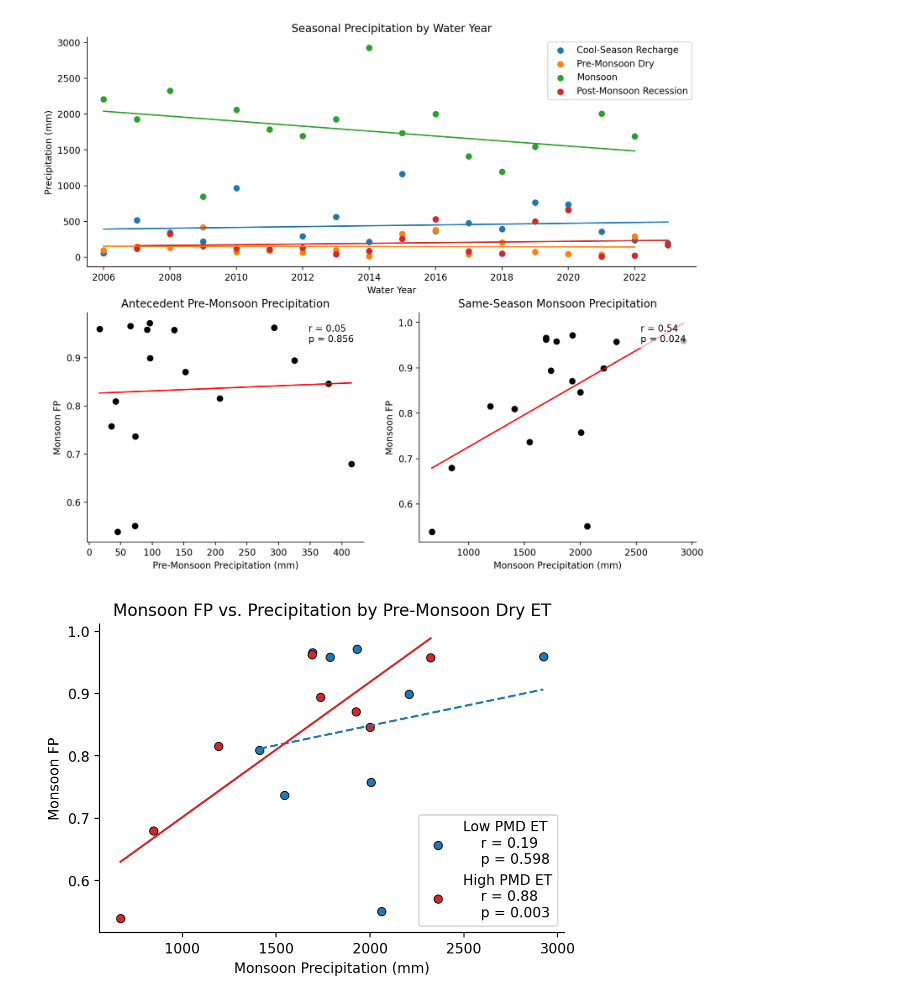
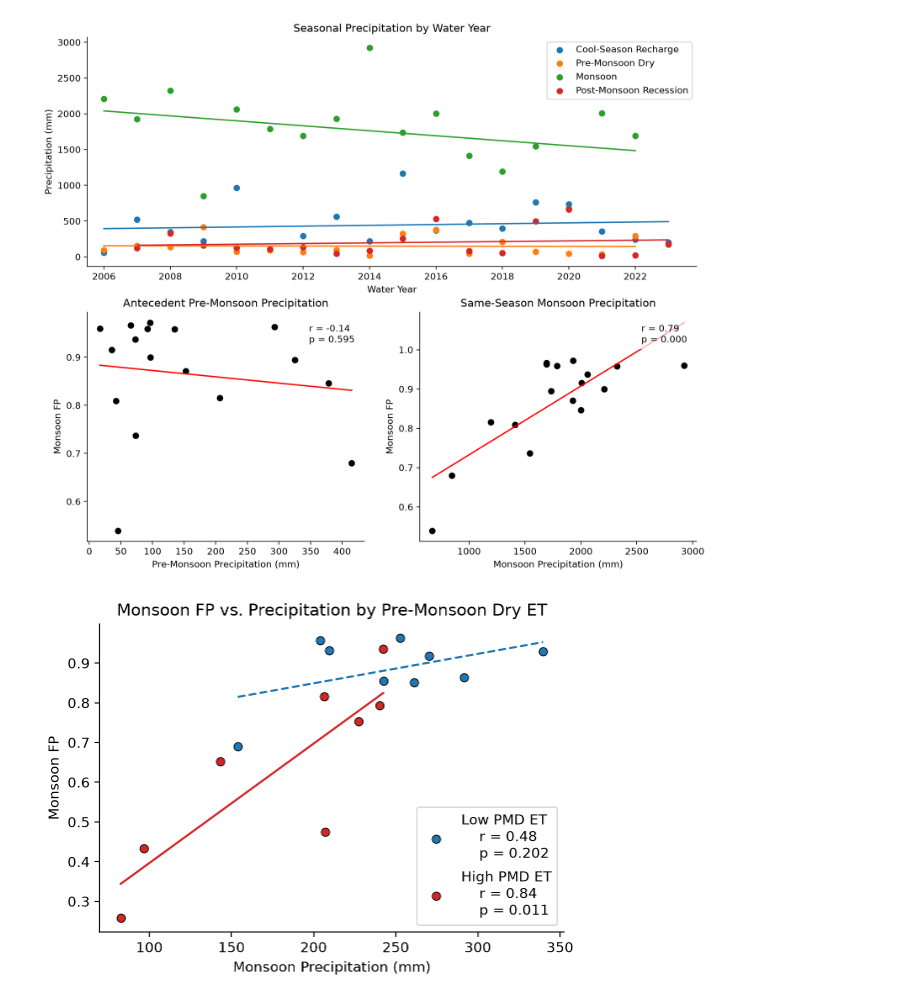
Before and after one commit to lapidesd/TNC_cameras, a Jupyter notebook: Code/USPPFiguresET.ipynb, the cells around one changed output. Cells and saved outputs as stored; diff of their text form; code cells hidden in the pictures.

```diff
--- a/Code/USPPFiguresET.ipynb
+++ b/Code/USPPFiguresET.ipynb
@@ -19,7 +19,7 @@ climate = climate.rename(columns = {"date": "Date", "camera": "Camera", "site":
 # %%
 hydro = pd.merge(flow, et, left_on = ["Date", "Camera", "Site"], right_on = ["Date", "Camera", "Site"], how = "inner")
 hydro = pd.merge(hydro, climate, left_on = ["Date", "Camera", "Site"], right_on = ["Date", "Camera", "Site"], how = "inner")
-hydro["FP"] = hydro["Flow Code"].replace({2: 1})
+hydro["FP"] = hydro["Flow Code"].map({0: 0, 1: 1, 2: 1}) # -1 (no valid observation) to NaN
 # %%
 precip = hydro.groupby(["WY", "Season"]).agg({"prcp": "sum", "FP": "mean"}).reset_index()
 wide = precip.pivot(index = "WY", columns = "Season", values = ["prcp", "FP"])
@@ -90,7 +90,7 @@ ax3.spines[["top", "right"]].set_visible(False)
 %config InlineBackend.figure_format = "retina"
 # plt.savefig("../Figures/precip_fp_seasons.png", format = "png", dpi = 300, bbox_inches = "tight")
 # %% [output]
-[figure, old version]
+[figure, new version]
 # %%
 et_agg = hydro.groupby(["Date", "WY", "Season"])["ET"].mean().reset_index()
 et_agg = et_agg.groupby(["WY", "Season"])["ET"].sum().reset_index()
@@ -107,43 +107,51 @@ def permutation_pvalue(x, y, n_perm = 10000, seed = 0):
     exceed = sum(abs(np.corrcoef(x, rng.permutation(y))[0, 1]) >= abs(r_obs) for _ in range(n_perm))
     return r_obs, exceed / n_perm
 
-thres = wide["ET_2"].median()
+hydro4 = hydro[hydro["Camera"].isin([1, 2, 6, 7])]
+daily4 = hydro4.groupby(["Date", "WY", "Season"]).agg({"prcp": "mean", "ET": "mean"}).reset_index() # mean across cameras per day
+wide4 = pd.concat([
+    daily4[daily4["Season"] == 3].groupby("WY")["prcp"].sum().rename("prcp_3"),
+    hydro4[hydro4["Season"] == 3].groupby("WY")["FP"].mean().rename("FP_3"),
+    daily4[daily4["Season"] == 2].groupby("WY")["ET"].sum().rename("ET_2"),
+], axis = 1).dropna().reset_index()
 
-lowET = wide[wide["ET_2"] <= thres]
-highET = wide[wide["ET_2"] > thres]
+thres = wide4["ET_2"].median()
+
+lowET = wide4[wide4["ET_2"] <= thres]
+highET = wide4[wide4["ET_2"] > thres]
 
 fig, ax = plt.subplots(figsize = (6, 4))
 
 x_low = lowET["prcp_3"]
 y_low = lowET["FP_3"]
 mask_low = ~(x_low.isna() | y_low.isna())
 x_low, y_low = x_low[mask_low], y_low[mask_low]
 
 slope, intercept, _, _, _ = linregress(x_low, y_low)
 r_low, p_low = permutation_pvalue(x_low, y_low)
 x_line = np.linspace(x_low.min(), x_low.max(), 100)
-ax.plot(x_line, slope*x_line + intercept, color = "tab:blue", linestyle = "--")
+ax.plot(x_line, slope*x_line + intercept, color = "tab:blue", linestyle = "-" if p_low < 0.05 else "--") # solid = significant, dashed = not
 ax.scatter(x_low, y_low, color = "tab:blue", edgecolor = "black", linewidth = 0.6, label = f"Low PMD ET\n    r = {r_low:.2f}\n    p = {p_low:.3f}")
 
 x_high = highET["prcp_3"]
 y_high = highET["FP_3"]
 mask_high = ~(x_high.isna() | y_high.isna())
 x_high, y_high = x_high[mask_high], y_high[mask_high]
 
 slope, intercept, _, _, _ = linregress(x_high, y_high)
 r_high, p_high = permutation_pvalue(x_high, y_high)
 x_line = np.linspace(x_high.min(), x_high.max(), 100)
-ax.plot(x_line, slope*x_line + intercept, color = "tab:red", linestyle = "-")
+ax.plot(x_line, slope*x_line + intercept, color = "tab:red", linestyle = "-" if p_high < 0.05 else "--")
 ax.scatter(x_high, y_high, color = "tab:red", edgecolor = "black", linewidth = 0.6, label = f"High PMD ET\n    r = {r_high:.2f}\n    p = {p_high:.3f}")
 
 ax.set_title("Monsoon FP vs. Precipitation by Pre-Monsoon Dry ET")
 ax.set_xlabel("Monsoon Precipitation (mm)")
 ax.set_ylabel("Monsoon FP")
 ax.legend(loc = "lower right")
 ax.spines[["top", "right"]].set_visible(False)
 
 %config InlineBackend.figure_format = "retina"
 
 # plt.savefig("../Figures/precip_et_fp.png", format = "png", dpi = 300, bbox_inches = "tight")
 # %% [output]
-[figure, old version]
+[figure, new version]
```
Also changed, not shown: parts of 5 cells of this notebook, 3 other files.
